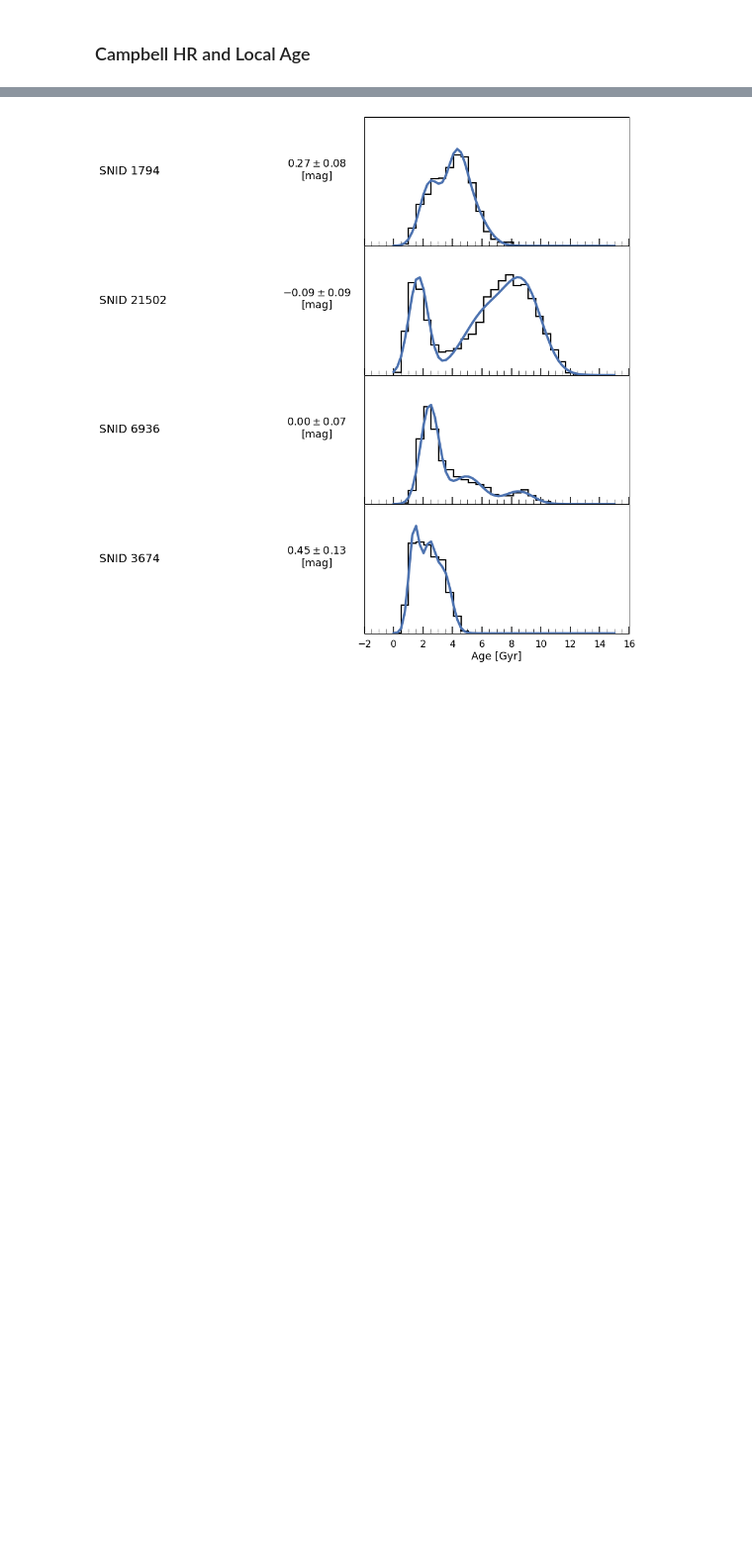
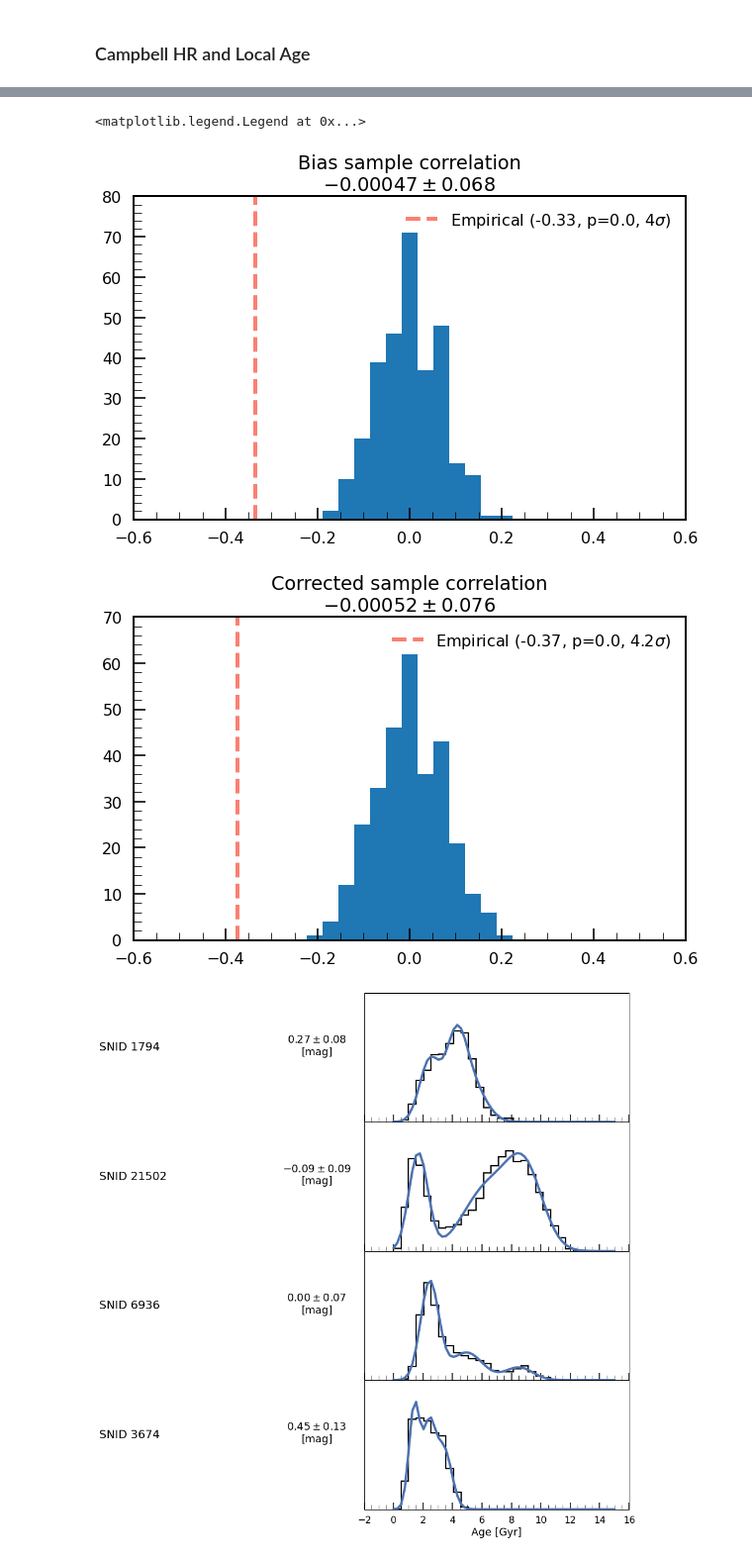
Before and after one commit to ketozhang/statistical-methods-on-sne-ia-luminosity-evolution, a Jupyter notebook: report.ipynb, the cells around one changed output, grey strips where cells are left out. Shown at 99% size. Cells and saved outputs as stored; diff of their text form; code cells hidden in the pictures; blank space fills up the shorter version.

```diff
--- a/report.ipynb
+++ b/report.ipynb
@@ -53,3 +132,28 @@ Resulting data will be an inner join of the two remove all SNID mentioned above
+# %%
+def get_discrepancy(sample_value, result_mean, result_std):
+    return np.abs(sample_value - result_mean) / np.sqrt(0.047**2 + result_std**2)
+
+def get_pvalue(sample_value, bootstrap_sample):
+    return np.mean(sample_values[1] > np.abs(results[:,1]))
+
+sample_values = estimate_correlation2(age_df.groupby('snid').agg(['mean', 'var'])['age'], hr_df)
+bins = np.linspace(-0.5, 0.5, 30)
+
+plt.figure()
+plt.hist(results[:,0], bins)
+plt.axvline(sample_values[0], color='salmon', ls='--', label=f"Empirical ({sample_values[0]:.2g}, p={get_pvalue(sample_values[0], results[:,0])}, ${get_discrepancy(sample_values[0], np.mean(results, axis=0)[0], np.std(results, axis=0)[0]):.2g}\sigma$)")
+plt.title(f"Bias sample correlation\n${np.mean(results, axis=0)[0]:.2g}\pm{np.std(results, axis=0)[0]:.2g}$")
+plt.legend()
+
+plt.figure()
+plt.hist(results[:,1], bins)
+plt.axvline(sample_values[1], color='salmon', ls='--', label=f"Empirical ({sample_values[1]:.2g}, p={get_pvalue(sample_values[1], results[:,1])}, ${get_discrepancy(sample_values[1], np.mean(results, axis=0)[1], np.std(results, axis=0)[1]):.2g}\sigma$)")
+plt.title(f"Corrected sample correlation\n${np.mean(results, axis=0)[1]:.2g}\pm{np.std(results, axis=0)[1]:.2g}$")
+plt.legend()
+# %% [output]
+<matplotlib.legend.Legend at 0x...>
+[figure, added]
+[figure, added]
 # %%
 from tqdm  import trange
 import pickle
```
Also changed, not shown: parts of 4 cells of this notebook, 1 other file.
